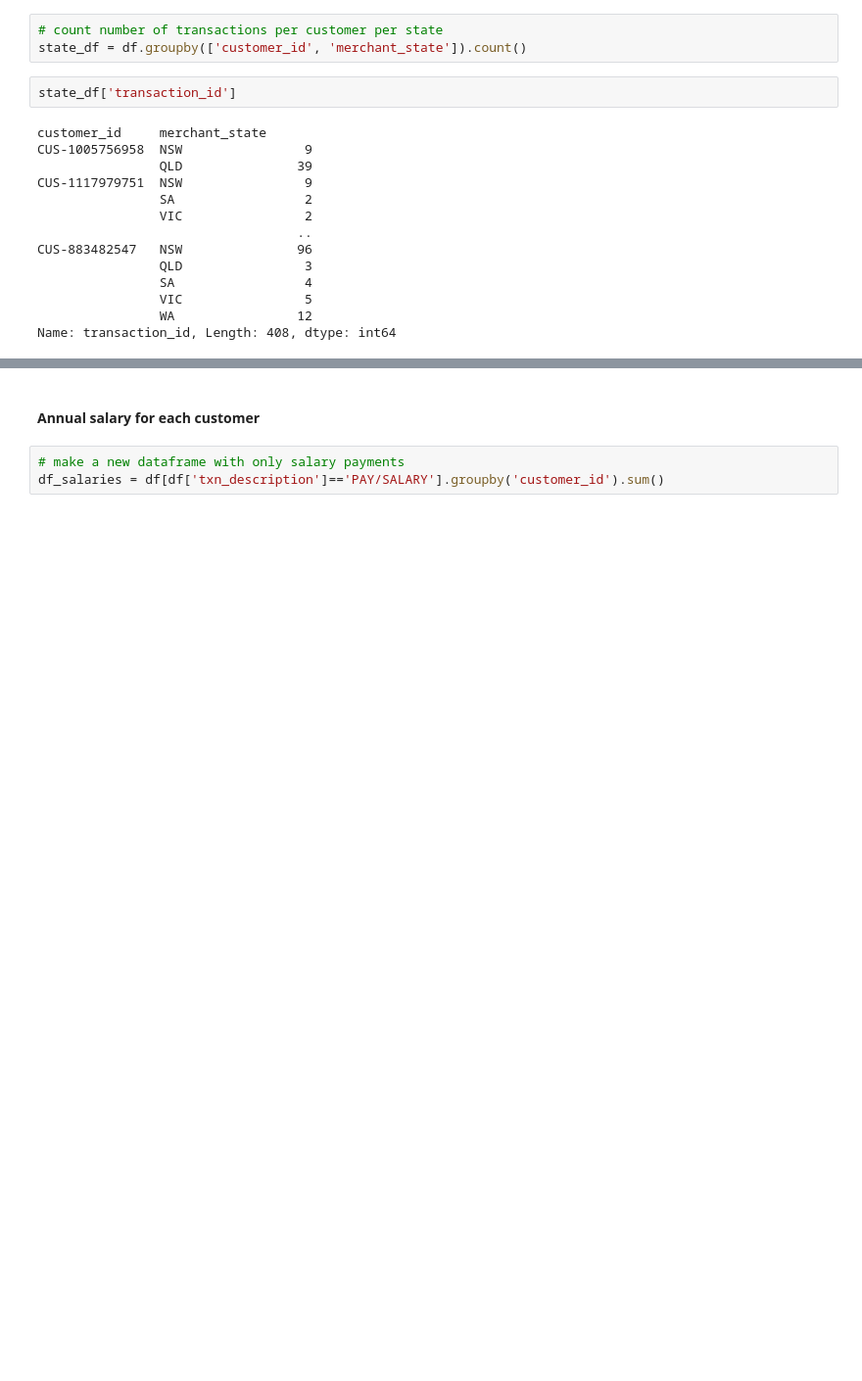
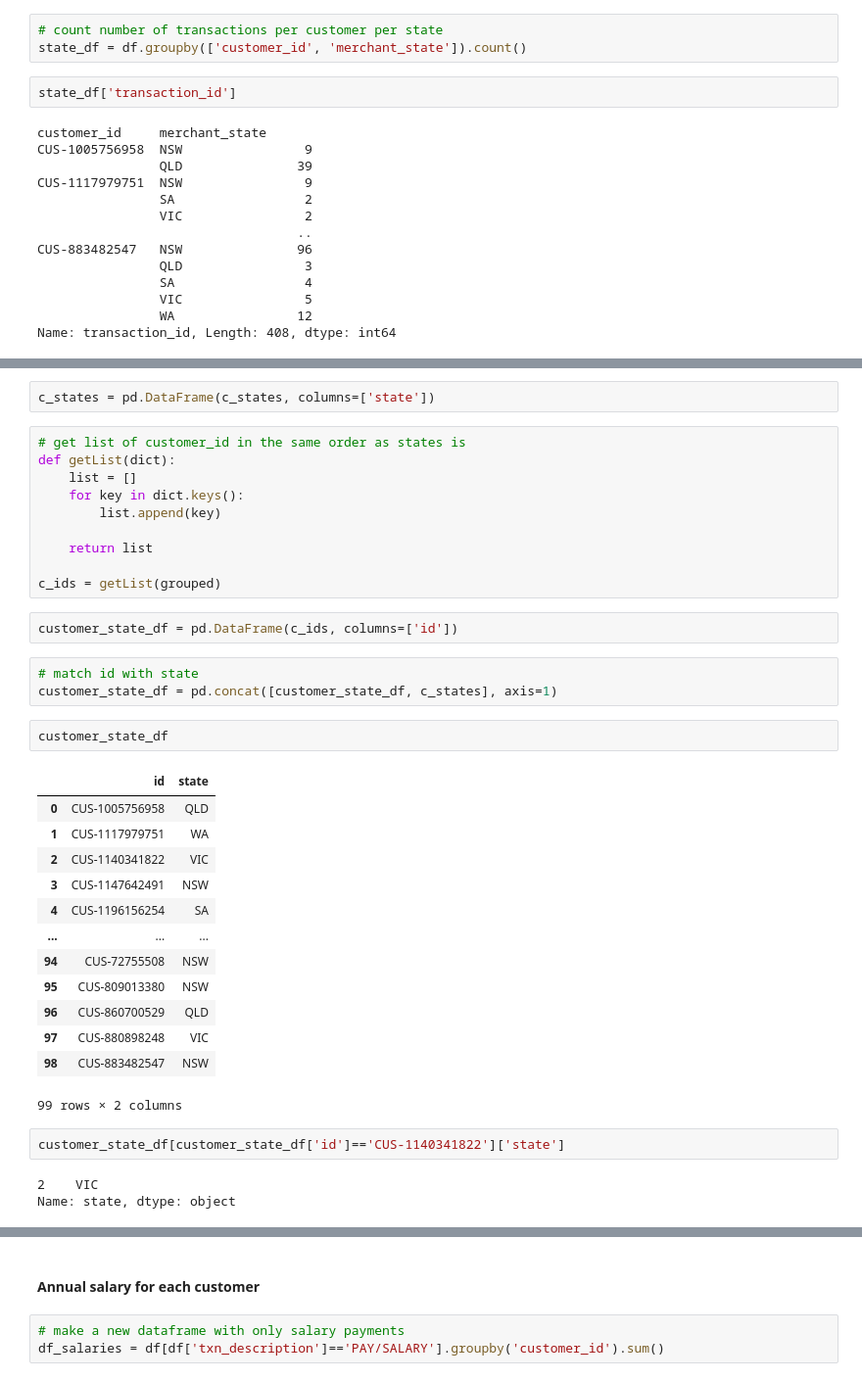
Before and after one commit to HHook/ANZ-virtual-internship, a Jupyter notebook: ANZ virtual internship Model.ipynb, the cells around one changed output, grey strips where cells are left out. Shown at 98% size. Cells and saved outputs as stored; diff of their text form; blank space fills up the shorter version.

Commit message:
Customer state

```diff
--- a/ANZ virtual internship Model.ipynb
+++ b/ANZ virtual internship Model.ipynb
@@ -120,0 +135,38 @@ Name: transaction_id, dtype: int64
+# %%
+c_states = pd.DataFrame(c_states, columns=['state'])
+# %%
+# get list of customer_id in the same order as states is
+def getList(dict):
+    list = []
+    for key in dict.keys():
+        list.append(key)
+
+    return list
+
+c_ids = getList(grouped)
+# %%
+customer_state_df = pd.DataFrame(c_ids, columns=['id'])
+# %%
+# match id with state
+customer_state_df = pd.concat([customer_state_df, c_states], axis=1)
+# %%
+customer_state_df
+# %% [output]
+|  | id | state |
+| 0 | CUS-1005756958 | QLD |
+| 1 | CUS-1117979751 | WA |
+| 2 | CUS-1140341822 | VIC |
+| 3 | CUS-1147642491 | NSW |
+| 4 | CUS-1196156254 | SA |
+| ... | ... | ... |
+| 94 | CUS-72755508 | NSW |
+| 95 | CUS-809013380 | NSW |
+| 96 | CUS-860700529 | QLD |
+| 97 | CUS-880898248 | VIC |
+| 98 | CUS-883482547 | NSW |
+99 rows × 2 columns
+# %%
+customer_state_df[customer_state_df['id']=='CUS-1140341822']['state']
+# %% [output]
+2    VIC
+Name: state, dtype: object
```
Also changed, not shown: parts of 19 cells of this notebook.
